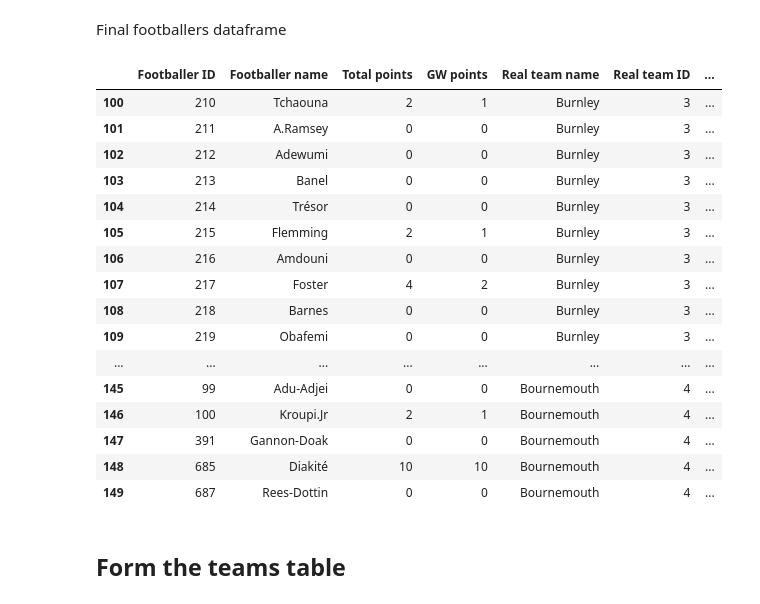
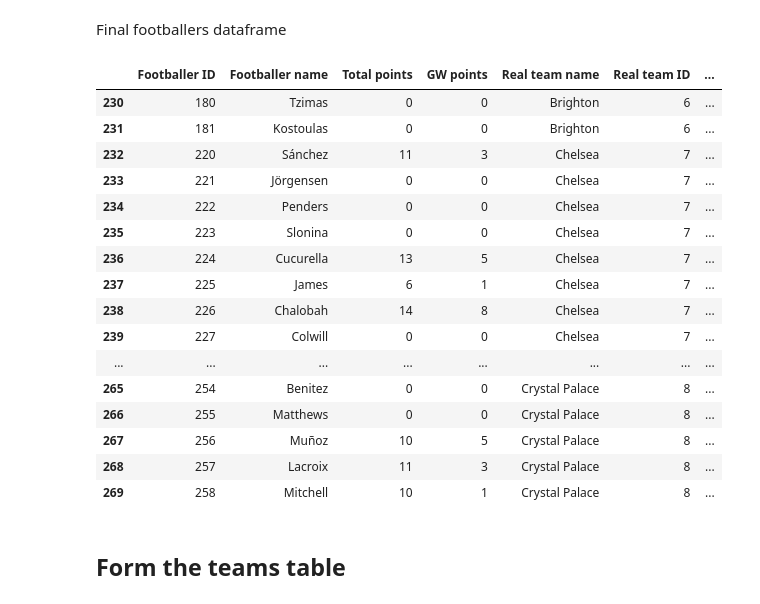
Before and after one commit to Muhammad-Daniyal-18/FPL, a Jupyter notebook: fpl_roundup.ipynb, the cells around one changed output. Drawn from its saved outputs; the diff is of its cells as text; code cells hidden in the pictures.

```diff
--- a/fpl_roundup.ipynb
+++ b/fpl_roundup.ipynb
@@ -30,10 +30,14 @@ bootstrap = requests.get(f"{BASE_URL}/bootstrap-static/").json()
 
 # Map: player_id -> player object for quick lookup
 players = {p["id"]: p for p in bootstrap["elements"]}
+
 # Map: team_id -> team name
 teams_lookup = {t["id"]: t["name"] for t in bootstrap["teams"]}
+
 # Determine the current gameweek from events
 current_gw = next(event["id"] for event in bootstrap["events"] if event["is_current"])
+
+league_id = 815838
 # %% [markdown]
 Form helper functions
 # %%
@@ -74,42 +78,31 @@ league, league_name = get_full_league_standings_and_name(league_id)
 entries = [team["entry"] for team in league]
 gw = current_gw
 
-all_picks = []
+gameweeks = [week for week in range(1, current_gw +1)]
+actual_all_picks = {gw: [] for gw in gameweeks}
+
 for entry_id in entries:
-    picks = requests.get(f"{BASE_URL}/entry/{entry_id}/event/{gw}/picks/").json()
-    all_picks.append(picks)
+    for gameweek in range(1, gw + 1):
+        url = f"{BASE_URL}/entry/{entry_id}/event/{gameweek}/picks/"
+        picks_data = requests.get(url).json()
+        actual_all_picks[gameweek].append(picks_data)
 # %% [markdown]
 ## Form the footballers table
 # %%
 picks_count = defaultdict(int)
 captain_count = defaultdict(int)
 
-for team in all_picks:
+for team in actual_all_picks[current_gw]:
     active_picks = {p["element"]: p for p in team["picks"]}
 
-    # Determine who was captain + vice
-    cap_id = next(p["element"] for p in team["picks"] if p["is_captain"])
-    vice_id = next(p["element"] for p in team["picks"] if p["is_vice_captain"])
-
-    # Fetch autosubs info (to check if captain missed out)
-    autosubs = team.get("automatic_subs", [])
+    # Determine who was captain
+    cap_id = next(p["element"] for p in team["picks"] if p["multiplier"] > 1)
+    captain_count[cap_id] += 1
 
     # Count all picks
     for p in active_picks.values():
         picks_count[p["element"]] += 1
 
-    # If captain is autosubbed out, vice takes over
-    cap_out = any(s["element_out"] == cap_id for s in autosubs)
-    if cap_out:
-        vice_out = any(s["element_out"] == vice_id for s in autosubs)
-        if vice_out: #Case where both C and VC don't play
-            None
-        else:
-            captain_count[vice_id] += 1
-    else:
-        captain_count[cap_id] += 1
-
-# ===== 5. Build DataFrame =====
 footballers_data = []
 for p in bootstrap["elements"]:
     footballers_data.append({
@@ -130,25 +123,25 @@ df_footballers = pd.DataFrame(footballers_data)
 # %% [markdown]
 Final footballers dataframe
 # %%
-df_footballers.iloc[100:150]
+df_footballers.iloc[230:270]
 # %% [output]
 |  | Footballer ID | Footballer name | Total points | GW points | Real team name | Real team ID | ... |
-| 100 | 210 | Tchaouna | 2 | 1 | Burnley | 3 | ... |
-| 101 | 211 | A.Ramsey | 0 | 0 | Burnley | 3 | ... |
-| 102 | 212 | Adewumi | 0 | 0 | Burnley | 3 | ... |
-| 103 | 213 | Banel | 0 | 0 | Burnley | 3 | ... |
-| 104 | 214 | Trésor | 0 | 0 | Burnley | 3 | ... |
-| 105 | 215 | Flemming | 2 | 1 | Burnley | 3 | ... |
-| 106 | 216 | Amdouni | 0 | 0 | Burnley | 3 | ... |
-| 107 | 217 | Foster | 4 | 2 | Burnley | 3 | ... |
-| 108 | 218 | Barnes | 0 | 0 | Burnley | 3 | ... |
-| 109 | 219 | Obafemi | 0 | 0 | Burnley | 3 | ... |
+| 230 | 180 | Tzimas | 0 | 0 | Brighton | 6 | ... |
+| 231 | 181 | Kostoulas | 0 | 0 | Brighton | 6 | ... |
+| 232 | 220 | Sánchez | 11 | 3 | Chelsea | 7 | ... |
+| 233 | 221 | Jörgensen | 0 | 0 | Chelsea | 7 | ... |
+| 234 | 222 | Penders | 0 | 0 | Chelsea | 7 | ... |
+| 235 | 223 | Slonina | 0 | 0 | Chelsea | 7 | ... |
+| 236 | 224 | Cucurella | 13 | 5 | Chelsea | 7 | ... |
+| 237 | 225 | James | 6 | 1 | Chelsea | 7 | ... |
+| 238 | 226 | Chalobah | 14 | 8 | Chelsea | 7 | ... |
+| 239 | 227 | Colwill | 0 | 0 | Chelsea | 7 | ... |
 | ... | ... | ... | ... | ... | ... | ... | ... |
-| 145 | 99 | Adu-Adjei | 0 | 0 | Bournemouth | 4 | ... |
-| 146 | 100 | Kroupi.Jr | 2 | 1 | Bournemouth | 4 | ... |
-| 147 | 391 | Gannon-Doak | 0 | 0 | Bournemouth | 4 | ... |
-| 148 | 685 | Diakité | 10 | 10 | Bournemouth | 4 | ... |
-| 149 | 687 | Rees-Dottin | 0 | 0 | Bournemouth | 4 | ... |
+| 265 | 254 | Benitez | 0 | 0 | Crystal Palace | 8 | ... |
+| 266 | 255 | Matthews | 0 | 0 | Crystal Palace | 8 | ... |
+| 267 | 256 | Muñoz | 10 | 5 | Crystal Palace | 8 | ... |
+| 268 | 257 | Lacroix | 11 | 3 | Crystal Palace | 8 | ... |
+| 269 | 258 | Mitchell | 10 | 1 | Crystal Palace | 8 | ... |
 # %% [markdown]
 ## Form the teams table
 # %% [markdown]
```
Also changed, not shown: parts of 7 cells of this notebook.
